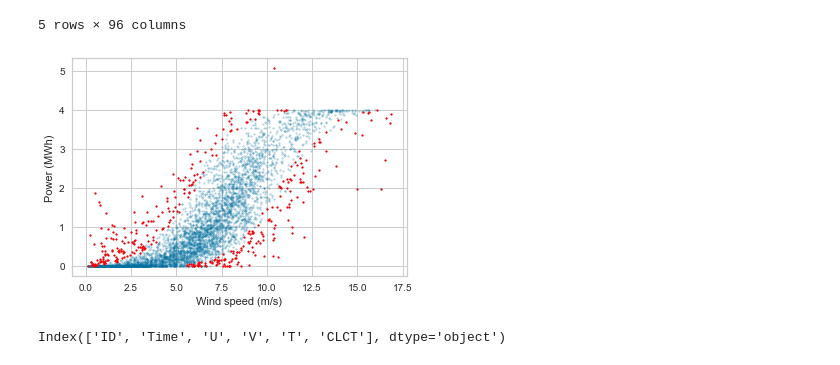
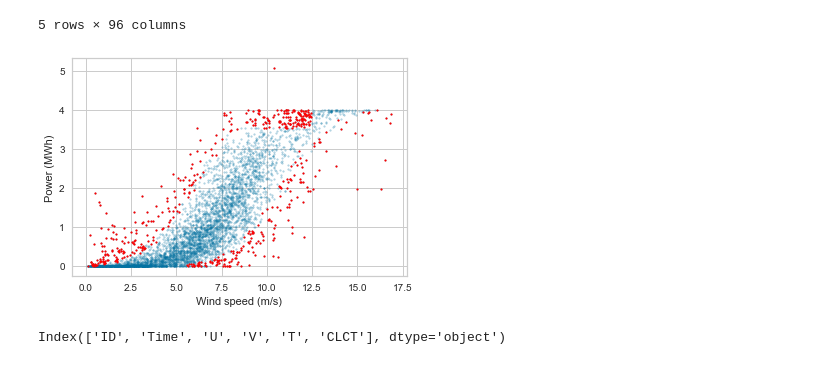
Before and after one commit to vchaparro/wind-power-forecasting, a Jupyter notebook: notebooks/4-vcp-modeling.ipynb, the cells around one changed output. Cells and saved outputs as stored; diff of their text form; code cells hidden in the pictures.

```diff
--- a/notebooks/4-vcp-modeling.ipynb
+++ b/notebooks/4-vcp-modeling.ipynb
@@ -249,35 +248,35 @@ if clean_outliers:
 
     # top-curve stacked outliers
     top_stacked = filters.window_range_flag(
-        X_train_.Production, 0.95*X_train_.Production.max(), X_train_.Production.max(), X_train_.vel, 12.5, 2000.)
+        X_train_.Production, 0.70*X_train_.Production.max(), X_train_.Production.max(), X_train_.vel, 12.5, 2000.)
 
     # sparse outliers
     max_bin = 0.99*X_train_.Production.max()
     sparse_outliers = filters.bin_filter(
         X_train_.Production, X_train_.vel, 0.05, 0.8*X_train_.vel.std(), 'median', 0.025, max_bin, 'scalar', 'all')
 
     # bottom-curve stacked outliers
     bottom_stacked = filters.window_range_flag(X_train_.vel, 7.5, 40, X_train_.Production, 0.03, 2000.)
 
     outliers = {}
     outliers['bottom'] = bottom_stacked
     outliers['sparse'] = sparse_outliers
     outliers['top'] = top_stacked
 
     plot_flagged_pc(X_train_.vel, X_train_.Production,(top_stacked) | (sparse_outliers) | (bottom_stacked), 0.3)
 
     # Remove outliers
     for value in outliers.values():
         X_train_.vel = X_train_.vel[(~value)]
         X_train_.Production = X_train.Production[(~value)]
 
     # select no-outliers observations
     X_train = X_train.loc[X_train["vel"].isin(X_train_.vel)]
     y_train = X_train["Production"]
 
     del X_train["Production"], X_train["vel"], X_train_
 # %% [output]
-[figure, old version]
+[figure, new version]
 # %%
 # FiX_train abnormal values in CLCT
 X_train.loc[X_train['CLCT'] < 0, 'CLCT'] = 0.
```
Also changed, not shown: parts of 4 cells of this notebook, 16 other files.
